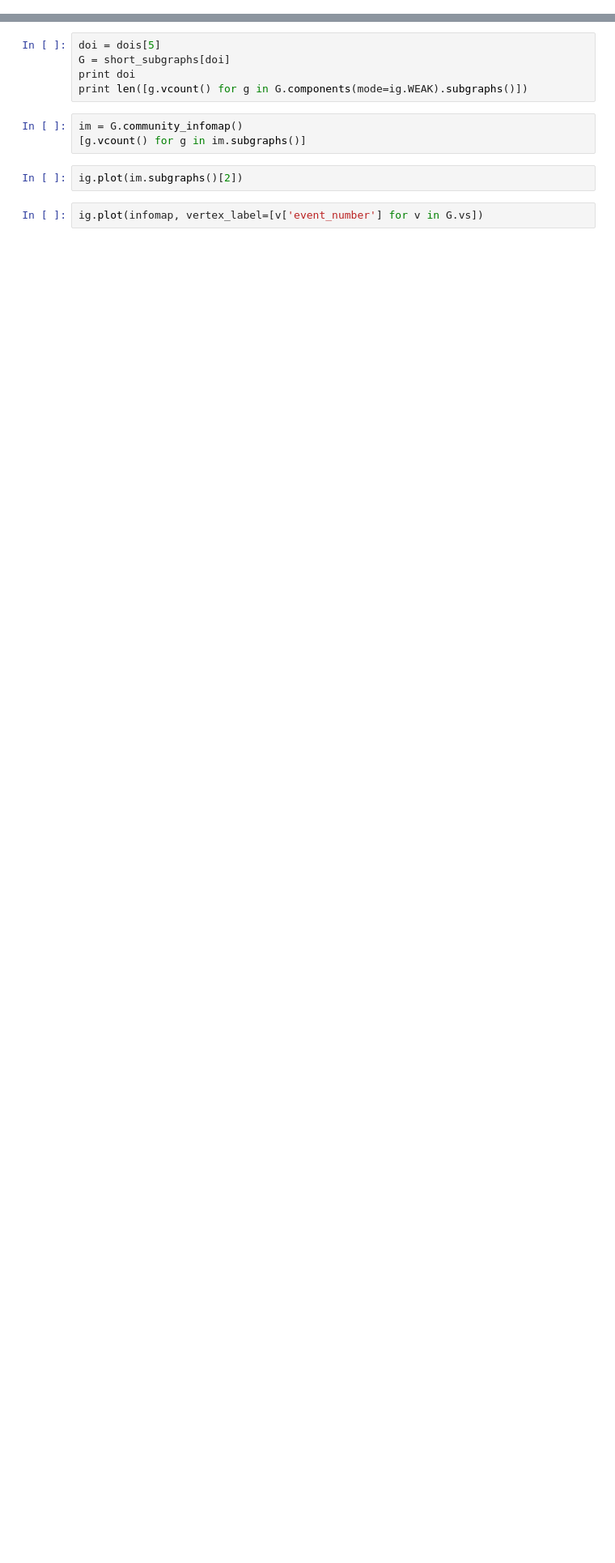
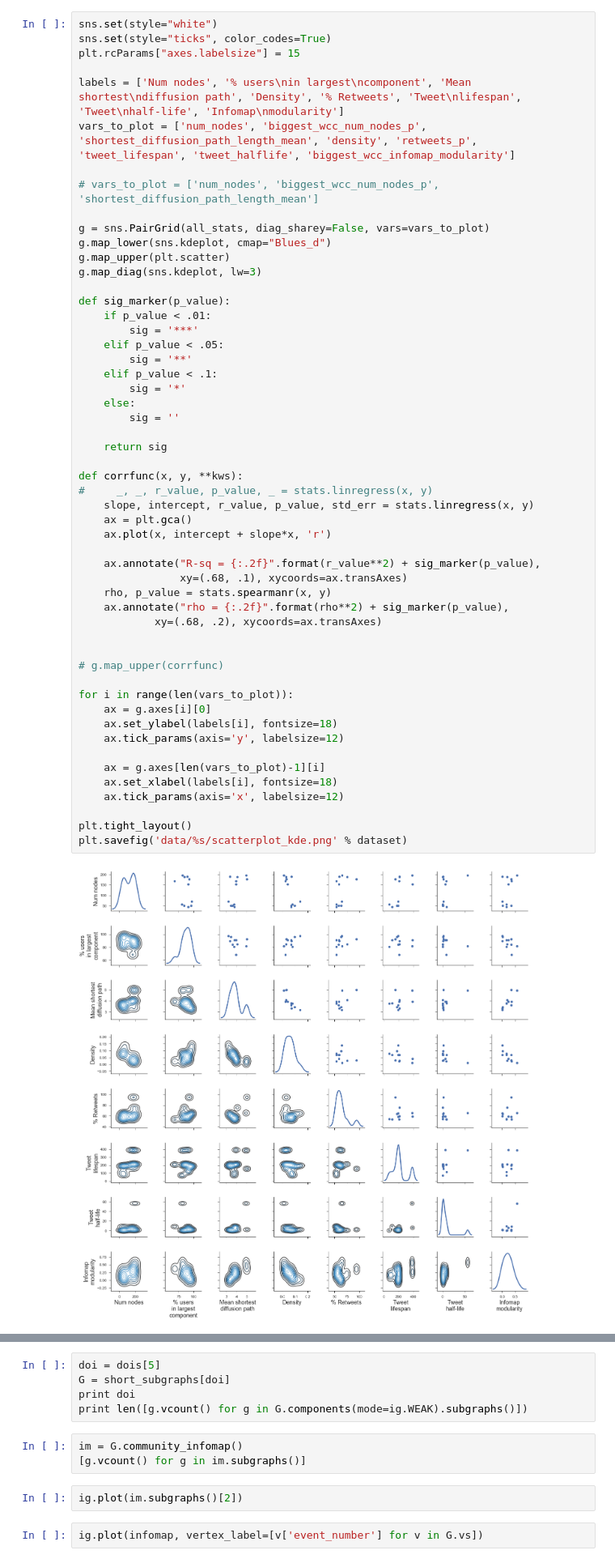
Before and after one commit to jalperin/twitter-research, a Jupyter notebook: using iGraph.ipynb, the cells around one changed output, grey strips where cells are left out. Shown: that part at 81% size. Cells and saved outputs as stored; diff of their text form; blank space fills up the shorter version.

```diff
--- a/using iGraph.ipynb
+++ b/using iGraph.ipynb
@@ -351,0 +487,55 @@ for i, doi in enumerate(dois):
+# %%
+sns.set(style="white")
+sns.set(style="ticks", color_codes=True)
+plt.rcParams["axes.labelsize"] = 15
+
+labels = ['Num nodes', '% users\nin largest\ncomponent', 'Mean shortest\ndiffusion path', 'Density', '% Retweets', 'Tweet\nlifespan', 'Tweet\nhalf-life', 'Infomap\nmodularity']
+vars_to_plot = ['num_nodes', 'biggest_wcc_num_nodes_p', 'shortest_diffusion_path_length_mean', 'density', 'retweets_p', 'tweet_lifespan', 'tweet_halflife', 'biggest_wcc_infomap_modularity']
+
+# vars_to_plot = ['num_nodes', 'biggest_wcc_num_nodes_p', 'shortest_diffusion_path_length_mean']
+
+g = sns.PairGrid(all_stats, diag_sharey=False, vars=vars_to_plot)
+g.map_lower(sns.kdeplot, cmap="Blues_d")
+g.map_upper(plt.scatter)
+g.map_diag(sns.kdeplot, lw=3)
+
+def sig_marker(p_value):
+    if p_value < .01:
+        sig = '***'
+    elif p_value < .05:
+        sig = '**'
+    elif p_value < .1:
+        sig = '*'
+    else:
+        sig = ''
+
+    return sig
+
+def corrfunc(x, y, **kws):
+#     _, _, r_value, p_value, _ = stats.linregress(x, y)
+    slope, intercept, r_value, p_value, std_err = stats.linregress(x, y)
+    ax = plt.gca()
+    ax.plot(x, intercept + slope*x, 'r')
+
+    ax.annotate("R-sq = {:.2f}".format(r_value**2) + sig_marker(p_value),
+                xy=(.68, .1), xycoords=ax.transAxes)
+    rho, p_value = stats.spearmanr(x, y)
+    ax.annotate("rho = {:.2f}".format(rho**2) + sig_marker(p_value),
+            xy=(.68, .2), xycoords=ax.transAxes)
+
+
+# g.map_upper(corrfunc)
+
+for i in range(len(vars_to_plot)):
+    ax = g.axes[i][0]
+    ax.set_ylabel(labels[i], fontsize=18)
+    ax.tick_params(axis='y', labelsize=12)
+
+    ax = g.axes[len(vars_to_plot)-1][i]
+    ax.set_xlabel(labels[i], fontsize=18)
+    ax.tick_params(axis='x', labelsize=12)
+
+plt.tight_layout()
+plt.savefig('data/%s/scatterplot_kde.png' % dataset)
+# %% [output]
+[figure, added]
```
Also changed, not shown: parts of 54 cells of this notebook, 5 other files.
